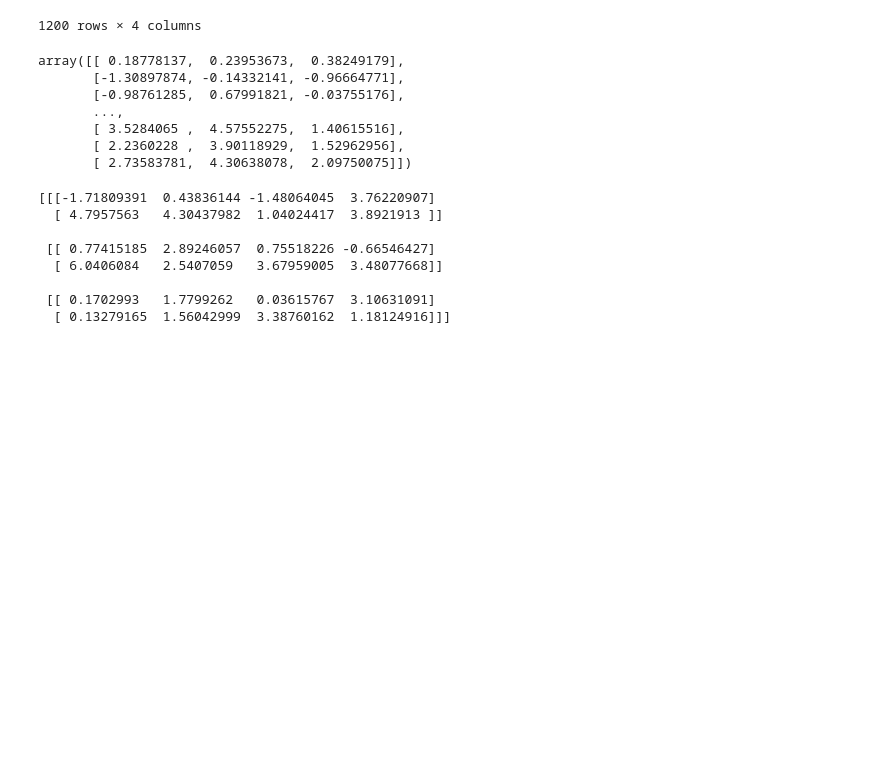
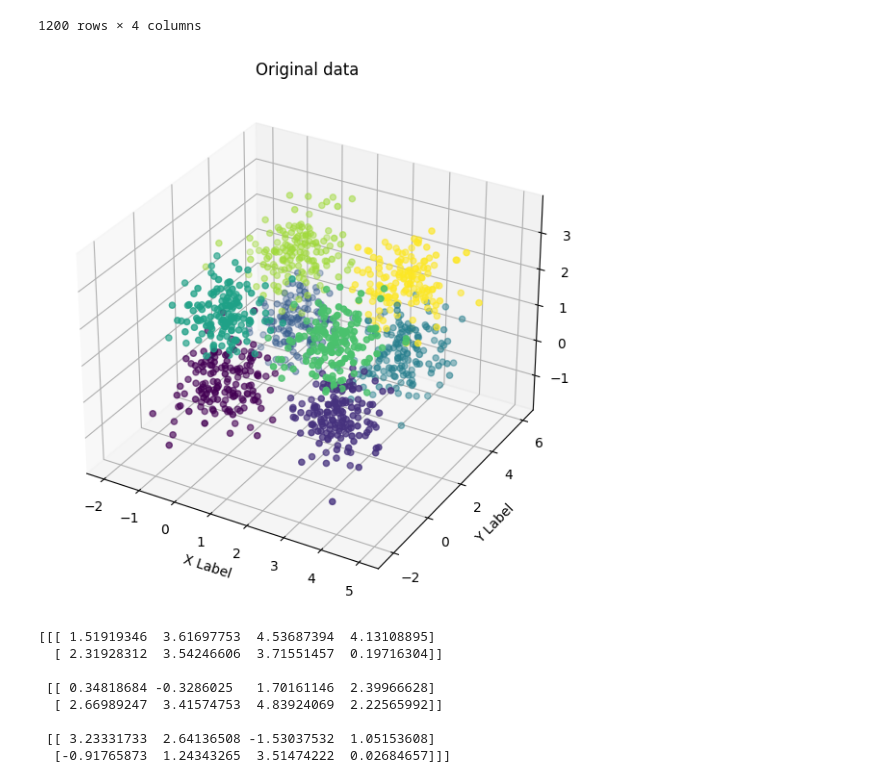
Before and after one commit to nizwant/methods_of_computational_intelligence, a Jupyter notebook: KohonenNetworks/KOH1.ipynb, the cells around one changed output. Cells and saved outputs as stored; diff of their text form; code cells hidden in the pictures; blank space fills up the shorter version.

```diff
--- a/KohonenNetworks/KOH1.ipynb
+++ b/KohonenNetworks/KOH1.ipynb
@@ -102,26 +103,26 @@ cube
 | 1198 | 2.236023 | 3.901189 | 1.529630 | 7 |
 | 1199 | 2.735838 | 4.306381 | 2.097501 | 7 |
 1200 rows × 4 columns
+# %%
+fig = plt.figure(figsize=(7, 7))
+ax = fig.add_subplot(projection="3d")
+ax.scatter(cube["x"], cube["y"], cube["z"], c=cube["c"])
+ax.set_xlabel("X Label")
+ax.set_ylabel("Y Label")
+ax.set_zlabel("Z Label")
+ax.title.set_text("Original data")
+# %% [output]
+[figure, added]
 # %%
 cube_x = cube.drop("c", axis=1).to_numpy()
-cube_x
+kohon = kohonen(2, 4, cube_x)
+print(kohon.weights)
 # %% [output]
-array([[ 0.18778137,  0.23953673,  0.38249179],
-       [-1.30897874, -0.14332141, -0.96664771],
-       [-0.98761285,  0.67991821, -0.03755176],
-       ...,
-       [ 3.5284065 ,  4.57552275,  1.40615516],
-       [ 2.2360228 ,  3.90118929,  1.52962956],
-       [ 2.73583781,  4.30638078,  2.09750075]])
+[[[ 1.51919346  3.61697753  4.53687394  4.13108895]
+  [ 2.31928312  3.54246606  3.71551457  0.19716304]]
+
+ [[ 0.34818684 -0.3286025   1.70161146  2.39966628]
+  [ 2.66989247  3.41574753  4.83924069  2.22565992]]
+
+ [[ 3.23331733  2.64136508 -1.53037532  1.05153608]
+  [-0.91765873  1.24343265  3.51474222  0.02684657]]]
-# %%
-kohon = kohonen(2, 4, cube_x)
-print(kohon.weights)
-# %% [output]
-[[[-1.71809391  0.43836144 -1.48064045  3.76220907]
-  [ 4.7957563   4.30437982  1.04024417  3.8921913 ]]
-
- [[ 0.77415185  2.89246057  0.75518226 -0.66546427]
-  [ 6.0406084   2.5407059   3.67959005  3.48077668]]
-
- [[ 0.1702993   1.7799262   0.03615767  3.10631091]
-  [ 0.13279165  1.56042999  3.38760162  1.18124916]]]
```
Also changed, not shown: parts of 8 cells of this notebook.
